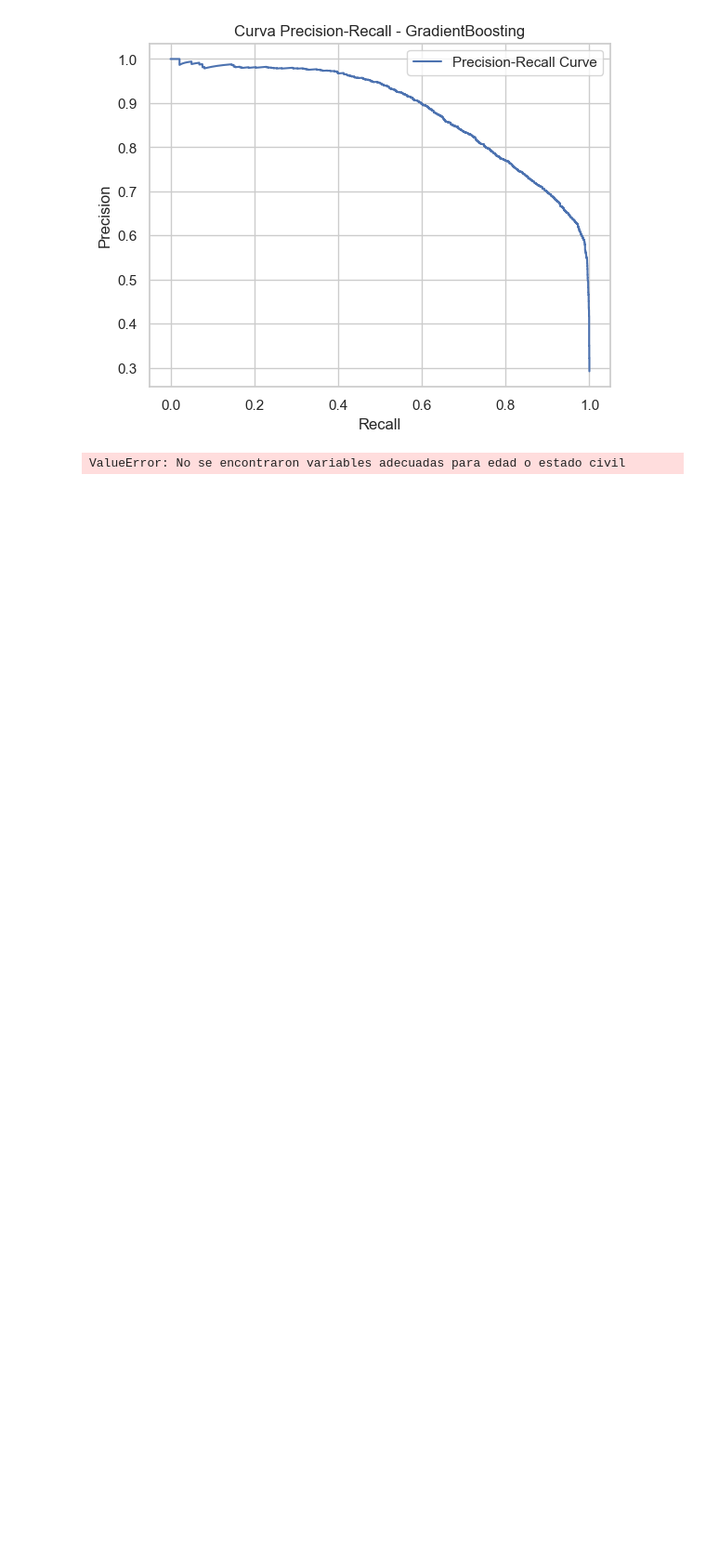
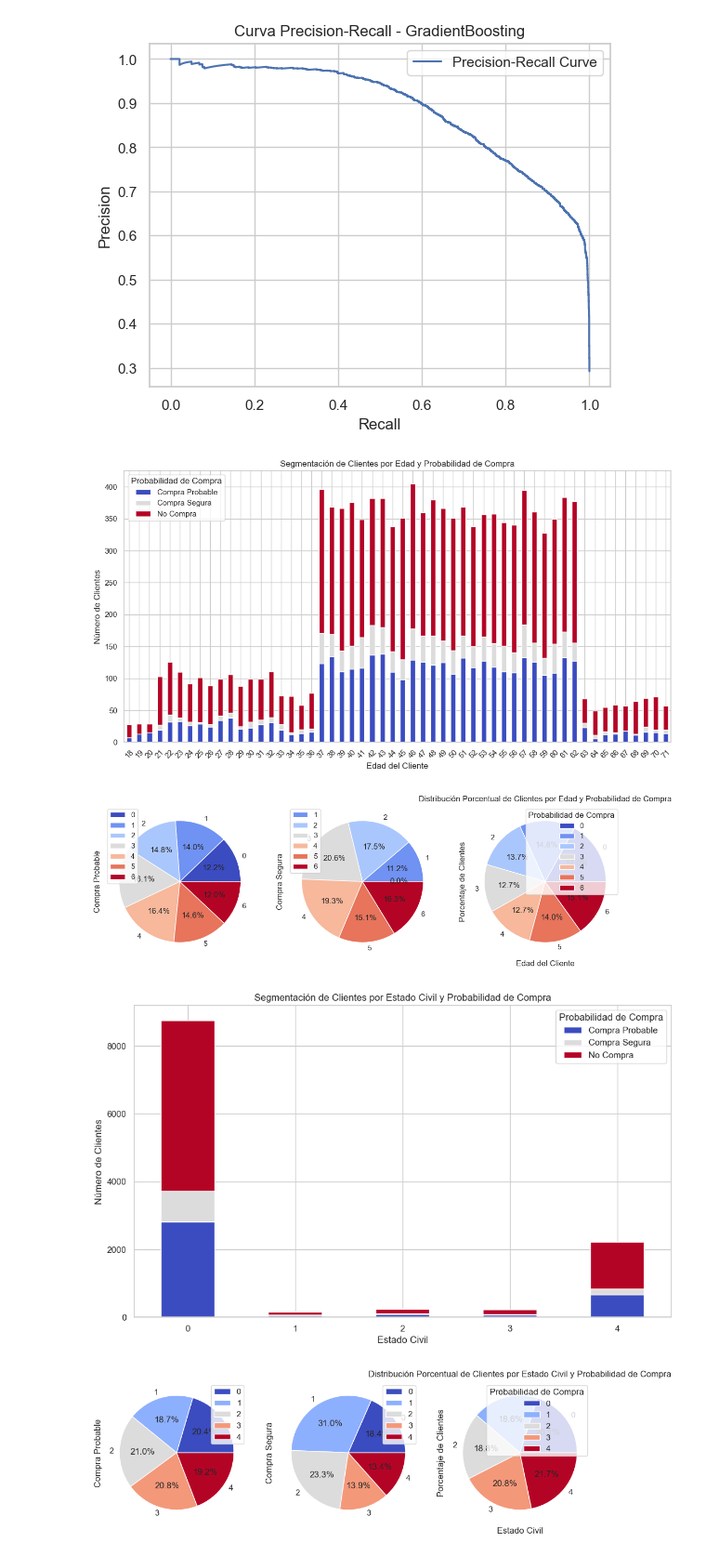
Before and after one commit to Jacobo24/Proyectos_IA, a Jupyter notebook: IA_PROPENSITY_TRAIN.ipynb, the cells around one changed output. Shown at 93% size. Saved outputs shown, nothing was run; the diff lists cells and outputs as text; code cells hidden in the pictures; blank space fills up the shorter version.

Commit message:
graficas casi acabadas

```diff
--- a/IA_PROPENSITY_TRAIN.ipynb
+++ b/IA_PROPENSITY_TRAIN.ipynb
@@ -1594,7 +1594,8 @@ y_pred_categories = np.array([categorize_customers(p) for p in y_pred_proba])
 
 # Determinar las variables de edad y estado civil
 age_feature = "Edad_Cliente" if "Edad_Cliente" in X_test.columns else None
-civil_status_feature = "Estado_Civil" if "Estado_Civil" in X_test.columns else None
+civil_status_feature = "ESTADO_CIVIL" if "ESTADO_CIVIL" in X_test.columns else None
+group_age = "Grupo_Edad_Codificado" if "Grupo_Edad_Codificado" in X_test.columns else None
 
 if not age_feature or not civil_status_feature:
     raise ValueError("No se encontraron variables adecuadas para edad o estado civil")
@@ -1603,7 +1604,8 @@ if not age_feature or not civil_status_feature:
 results_df_pred = pd.DataFrame({
     "Edad": X_test[age_feature],
     "Estado Civil": X_test[civil_status_feature],
-    "Predicción": y_pred_categories
+    "Predicción": y_pred_categories,
+    "Grupos_Edad": X_test[group_age]
 })
 
 # Agrupar por edad y categoría de compra
@@ -1620,11 +1622,12 @@ plt.xticks(rotation=45)
 plt.show()
 
 # Convertir a porcentaje
-age_grouped_percentage = age_grouped.div(age_grouped.sum(axis=1), axis=0) * 100
+group_age_grouped = results_df_pred.groupby(["Grupos_Edad", "Predicción"]).size().unstack().fillna(0)
+group_age_percentage = group_age_grouped.div(group_age_grouped.sum(axis=1), axis=0) * 100
 
 # Graficar la distribución porcentual de clientes por edad (Barras)
 plt.figure(figsize=(14, 7))
-age_grouped_percentage.plot(kind="bar", stacked=True, colormap="coolwarm", ax=plt.gca())
+group_age_percentage.plot(kind="pie", autopct="%1.1f%%", colormap="coolwarm", legend=True, subplots=True, ax=plt.gca())
 plt.title("Distribución Porcentual de Clientes por Edad y Probabilidad de Compra")
 plt.xlabel("Edad del Cliente")
 plt.ylabel("Porcentaje de Clientes")
@@ -1635,40 +1638,54 @@ plt.show()
 # Agrupar por estado civil y categoría de compra
 civil_status_grouped = results_df_pred.groupby(["Estado Civil", "Predicción"]).size().unstack().fillna(0)
 
 # Graficar la distribución de clientes por estado civil (Barras)
 plt.figure(figsize=(12, 7))
 civil_status_grouped.plot(kind="bar", stacked=True, colormap="coolwarm", ax=plt.gca())
 plt.title("Segmentación de Clientes por Estado Civil y Probabilidad de Compra")
 plt.xlabel("Estado Civil")
 plt.ylabel("Número de Clientes")
 plt.legend(title="Probabilidad de Compra")
 plt.xticks(rotation=0)
 plt.show()
 
 # Convertir a porcentaje
 civil_status_grouped_percentage = civil_status_grouped.div(civil_status_grouped.sum(axis=1), axis=0) * 100
 
 # Graficar la distribución porcentual de clientes por estado civil (Barras)
 plt.figure(figsize=(12, 7))
-civil_status_grouped_percentage.plot(kind="bar", stacked=True, colormap="coolwarm", ax=plt.gca())
+civil_status_grouped_percentage.plot(kind="pie", autopct="%1.1f%%", colormap="coolwarm", legend=True, subplots=True, ax=plt.gca())
 plt.title("Distribución Porcentual de Clientes por Estado Civil y Probabilidad de Compra")
 plt.xlabel("Estado Civil")
 plt.ylabel("Porcentaje de Clientes")
 plt.legend(title="Probabilidad de Compra")
 plt.xticks(rotation=0)
 plt.show()
 
-# Agrupar por edad, estado civil y categoría de compra
-combined_grouped = results_df_pred.groupby(["Edad", "Estado Civil", "Predicción"]).size().unstack().fillna(0)
+# Actualizar el mapeo de Estado Civil con las nuevas categorías
+estado_civil_labels = {
+    0: "Soltero",
+    1: "Casado",
+    2: "En Pareja",
+    3: "Otros",
+    4: "Desconocido"
+}
 
-# Graficar la distribución de clientes considerando edad y estado civil (Barras)
+df["Estado_Civil"] = df["Estado_Civil"].map(estado_civil_labels)
+
+# Agrupar por Grupos de Edad y Estado Civil
+age_civil_grouped = df.groupby(["Grupos_Edad", "Estado_Civil"]).size().unstack().fillna(0)
+
+# Graficar la relación entre Grupos de Edad y Estado Civil (Barras)
 plt.figure(figsize=(14, 7))
-combined_grouped.groupby(["Edad", "Estado Civil"]).sum().unstack().plot(kind="bar", stacked=True, colormap="coolwarm", ax=plt.gca())
-plt.title("Segmentación de Clientes por Edad, Estado Civil y Probabilidad de Compra")
-plt.xlabel("Edad y Estado Civil")
+age_civil_grouped.plot(kind="bar", stacked=True, colormap="coolwarm", ax=plt.gca())
+plt.title("Distribución de Clientes por Grupos de Edad y Estado Civil")
+plt.xlabel("Grupos de Edad")
 plt.ylabel("Número de Clientes")
-plt.legend(title="Probabilidad de Compra")
-plt.xticks(rotation=90)
+plt.legend(title="Estado Civil")
+plt.xticks(rotation=45)
 plt.show()
 # %% [output]
-ValueError: No se encontraron variables adecuadas para edad o estado civil
+[figure, added]
+[figure, added]
+[figure, added]
+[figure, added]
```
Also changed, not shown: parts of 2 cells of this notebook.
